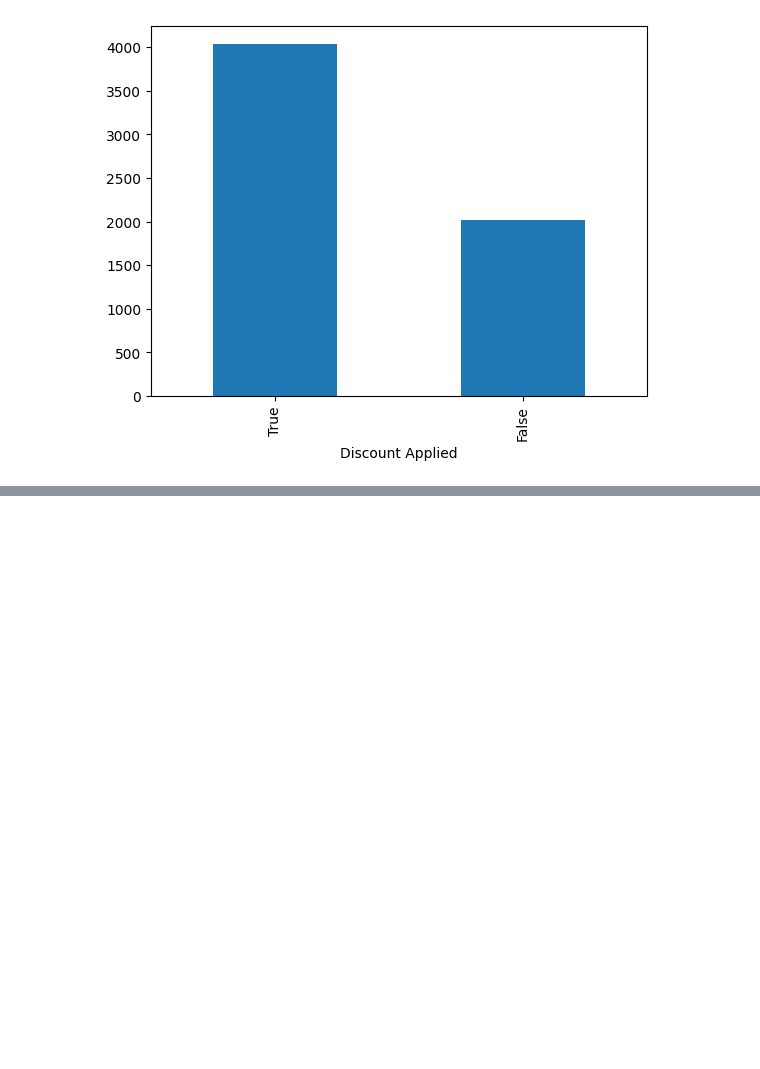
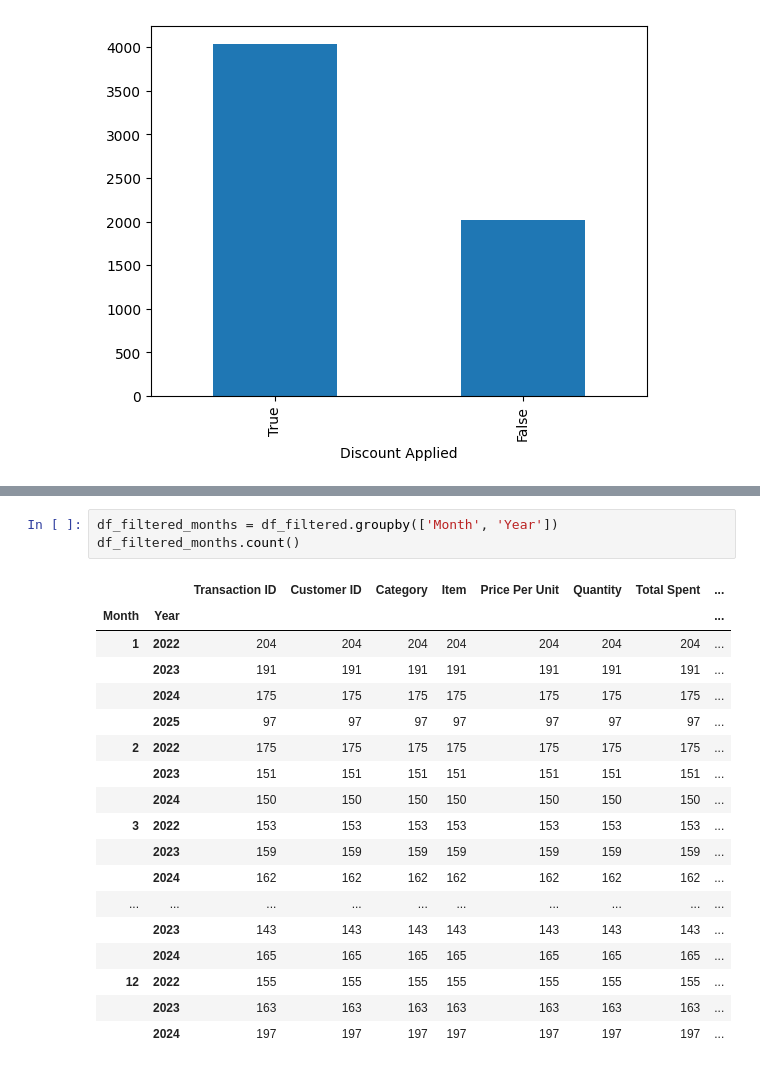
Before and after one commit to Shoufou/CSMODEL-MCO, a Jupyter notebook: CSMODEL CITIZENS - MCO1.ipynb, the cells around one changed output, grey strips where cells are left out. Drawn from its saved outputs; the diff is of its cells as text; blank space fills up the shorter version.

```diff
--- a/CSMODEL CITIZENS - MCO1.ipynb
+++ b/CSMODEL CITIZENS - MCO1.ipynb
@@ -581,0 +576,22 @@ Here, we can see a difference of almost 2000 purchases. We can do further testin
+# %%
+df_filtered_months = df_filtered.groupby(['Month', 'Year'])
+df_filtered_months.count()
+# %% [output]
+|  |  | Transaction ID | Customer ID | Category | Item | Price Per Unit | Quantity | Total Spent | ... |
+| Month | Year |  |  |  |  |  |  |  | ... |
+| 1 | 2022 | 204 | 204 | 204 | 204 | 204 | 204 | 204 | ... |
+|  | 2023 | 191 | 191 | 191 | 191 | 191 | 191 | 191 | ... |
+|  | 2024 | 175 | 175 | 175 | 175 | 175 | 175 | 175 | ... |
+|  | 2025 | 97 | 97 | 97 | 97 | 97 | 97 | 97 | ... |
+| 2 | 2022 | 175 | 175 | 175 | 175 | 175 | 175 | 175 | ... |
+|  | 2023 | 151 | 151 | 151 | 151 | 151 | 151 | 151 | ... |
+|  | 2024 | 150 | 150 | 150 | 150 | 150 | 150 | 150 | ... |
+| 3 | 2022 | 153 | 153 | 153 | 153 | 153 | 153 | 153 | ... |
+|  | 2023 | 159 | 159 | 159 | 159 | 159 | 159 | 159 | ... |
+|  | 2024 | 162 | 162 | 162 | 162 | 162 | 162 | 162 | ... |
+| ... | ... | ... | ... | ... | ... | ... | ... | ... | ... |
+|  | 2023 | 143 | 143 | 143 | 143 | 143 | 143 | 143 | ... |
+|  | 2024 | 165 | 165 | 165 | 165 | 165 | 165 | 165 | ... |
+| 12 | 2022 | 155 | 155 | 155 | 155 | 155 | 155 | 155 | ... |
+|  | 2023 | 163 | 163 | 163 | 163 | 163 | 163 | 163 | ... |
+|  | 2024 | 197 | 197 | 197 | 197 | 197 | 197 | 197 | ... |
```
Also changed, not shown: parts of 15 cells of this notebook.
